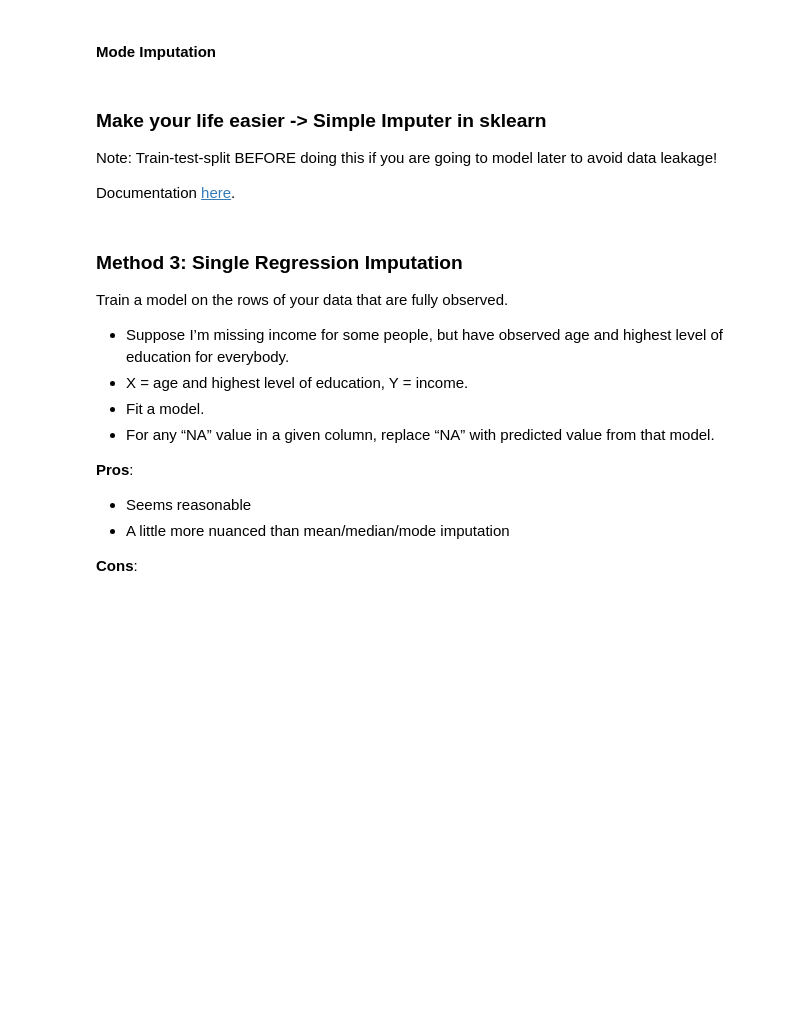
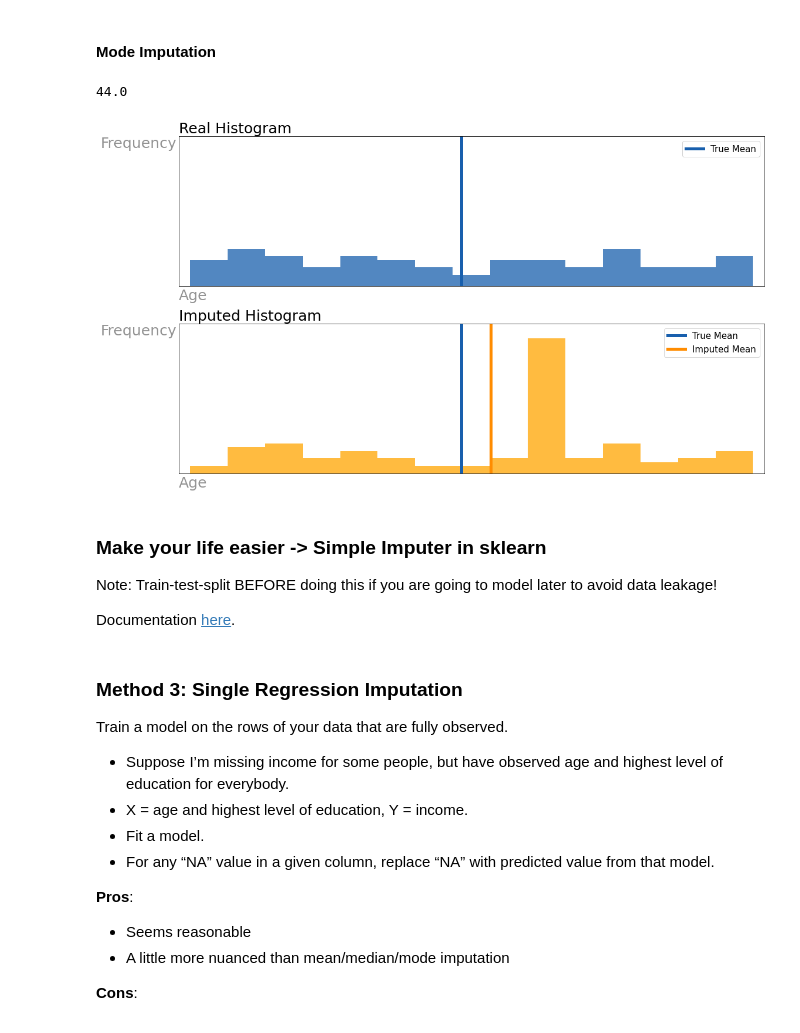
Before and after one commit to msamhz/GA-Lessons, a Jupyter notebook: 3.08-lesson-missing-data/starter-code.ipynb, the cells around one changed output. Saved outputs shown, nothing was run; the diff lists cells and outputs as text; code cells hidden in the pictures; blank space fills up the shorter version.

```diff
--- a/3.08-lesson-missing-data/starter-code.ipynb
+++ b/3.08-lesson-missing-data/starter-code.ipynb
@@ -136,7 +193,20 @@ med_age =
 #### Mode Imputation
 # %%
 # Let's impute missing values in the age column with the mode
-mode_age =
+mode_age = income_missing['age'].mode()[0]
+
+mode_age
+# %% [output]
+44.0
+# %%
+income_missing['age_mode_imputed'] = income_missing['age'].fillna(mode_age)
+# %%
+compare_histograms(imputed_column = income_missing['age_mode_imputed'],
+                   original_column = income['age'],
+                   x_label = 'Age',
+                   y_label = 'Frequency')
+# %% [output]
+[figure, added]
 # %% [markdown]
 ### Make your life easier -> Simple Imputer in sklearn
 
```
Also changed, not shown: parts of 28 cells of this notebook, 1 other file.
